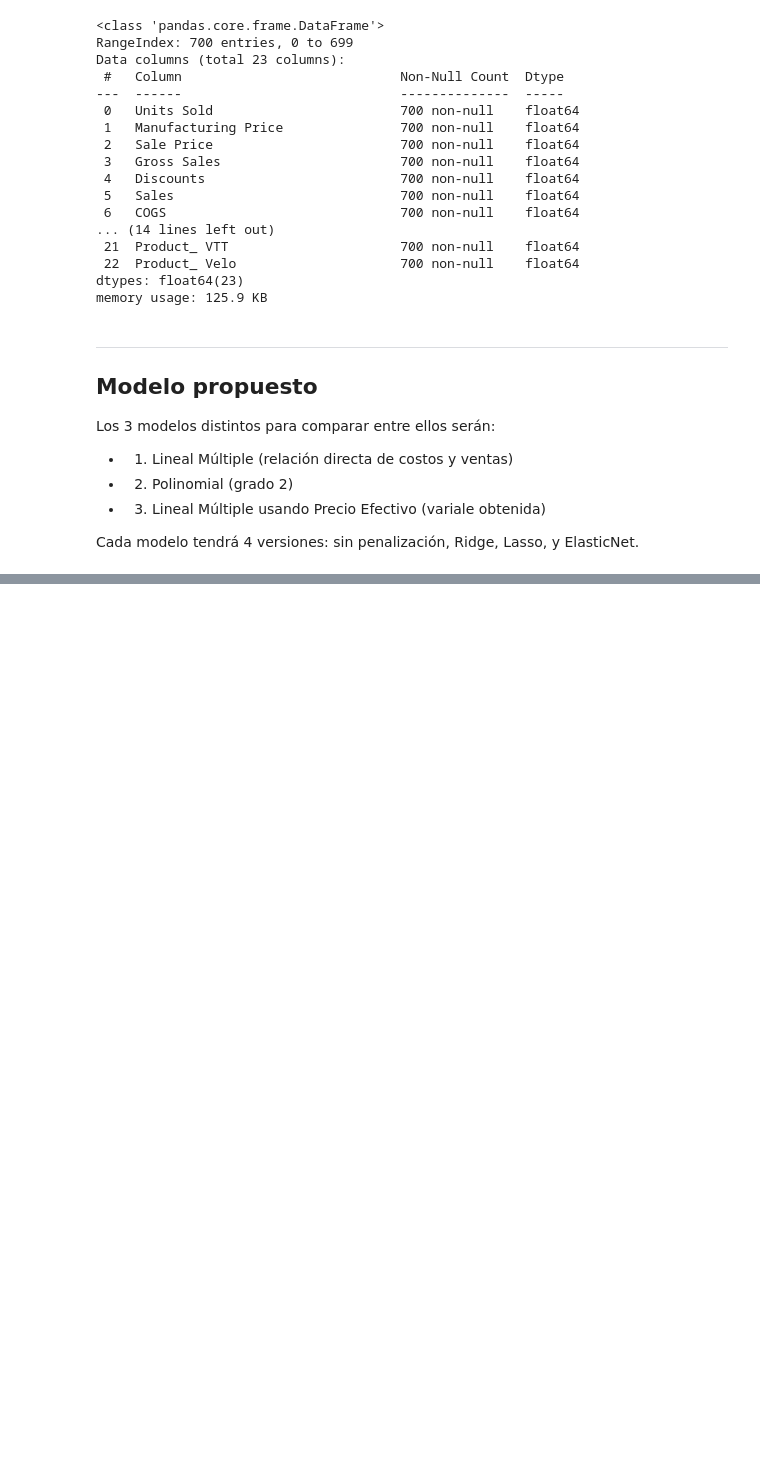
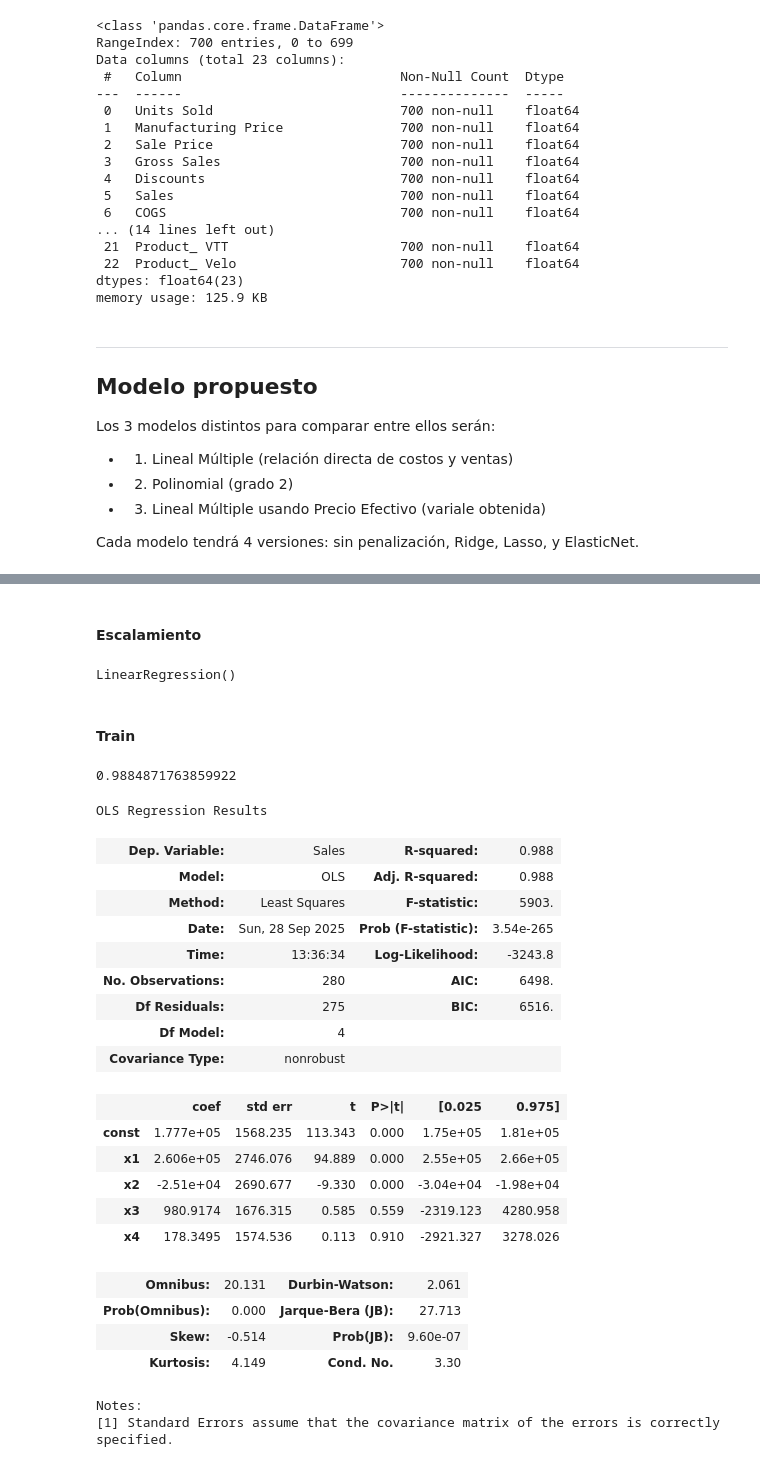
Before and after one commit to GonzaloCanoP/P01-Proyecto-Lab-Aprednizaje-Estadistico, a Jupyter notebook: P01- Regresión.ipynb, the cells around one changed output, grey strips where cells are left out. Cells and saved outputs as stored; diff of their text form; code cells hidden in the pictures; blank space fills up the shorter version.

```diff
--- a/P01- Regresión.ipynb
+++ b/P01- Regresión.ipynb
@@ -186,0 +181,5 @@ df.head()
+# %%
+# Podemos seguir trabajando con países, ya que no hay muchos, no es necesario agruparlos por regiones
+# Ahora continuamos con la preparación de nuestros datos, convertimos las variables categóricas Segment, Country, Product a numéricas (dummies)
+data = pd.get_dummies(data, columns=['Segment', 'Country', 'Product'], drop_first=True).astype(float)
+data.head()
@@ -216,0 +238,3 @@ Cada modelo tendrá 4 versiones: sin penalización, Ridge, Lasso, y ElasticNet.
+# %%
+y = data["Sales"]
+x = data[["COGS", "Discounts", "Units Sold", "Manufacturing Price"]]
@@ -216,0 +243,49 @@ Cada modelo tendrá 4 versiones: sin penalización, Ridge, Lasso, y ElasticNet.
+# %%
+x_train, x_test, y_train, y_test = train_test_split(x, y, train_size = 0.4, random_state = 137)
+# %% [markdown]
+#### Escalamiento
+# %%
+from sklearn.preprocessing import StandardScaler
+scaler = StandardScaler().fit(x_train)
+X_train_scaled = scaler.transform(x_train)
+lr = LinearRegression()
+lr.fit(X_train_scaled, y_train)
+# %% [output]
+LinearRegression()
+# %% [markdown]
+#### Train
+# %%
+y_hat = lr.predict(X_train_scaled)
+r2_score(y_train, y_hat)
+# %% [output]
+0.9884871763859922
+# %%
+n = len(X_train_scaled)
+unos = np.ones([n,1])
+X = np.column_stack([unos,X_train_scaled])
+ols = sm.OLS(y_train, X)
+results = ols.fit()
+results.summary()
+# %% [output]
+OLS Regression Results
+| Dep. Variable: | Sales | R-squared: | 0.988 |
+| Model: | OLS | Adj. R-squared: | 0.988 |
+| Method: | Least Squares | F-statistic: | 5903. |
+| Date: | Sun, 28 Sep 2025 | Prob (F-statistic): | 3.54e-265 |
+| Time: | 13:36:34 | Log-Likelihood: | -3243.8 |
+| No. Observations: | 280 | AIC: | 6498. |
+| Df Residuals: | 275 | BIC: | 6516. |
+| Df Model: | 4 |  |  |
+| Covariance Type: | nonrobust |  |  |
+|  | coef | std err | t | P>|t| | [0.025 | 0.975] |
+| const | 1.777e+05 | 1568.235 | 113.343 | 0.000 | 1.75e+05 | 1.81e+05 |
+| x1 | 2.606e+05 | 2746.076 | 94.889 | 0.000 | 2.55e+05 | 2.66e+05 |
+| x2 | -2.51e+04 | 2690.677 | -9.330 | 0.000 | -3.04e+04 | -1.98e+04 |
+| x3 | 980.9174 | 1676.315 | 0.585 | 0.559 | -2319.123 | 4280.958 |
+| x4 | 178.3495 | 1574.536 | 0.113 | 0.910 | -2921.327 | 3278.026 |
+| Omnibus: | 20.131 | Durbin-Watson: | 2.061 |
+| Prob(Omnibus): | 0.000 | Jarque-Bera (JB): | 27.713 |
+| Skew: | -0.514 | Prob(JB): | 9.60e-07 |
+| Kurtosis: | 4.149 | Cond. No. | 3.30 |
+Notes:
+[1] Standard Errors assume that the covariance matrix of the errors is correctly specified.
```
Also changed, not shown: parts of 141 cells of this notebook.
